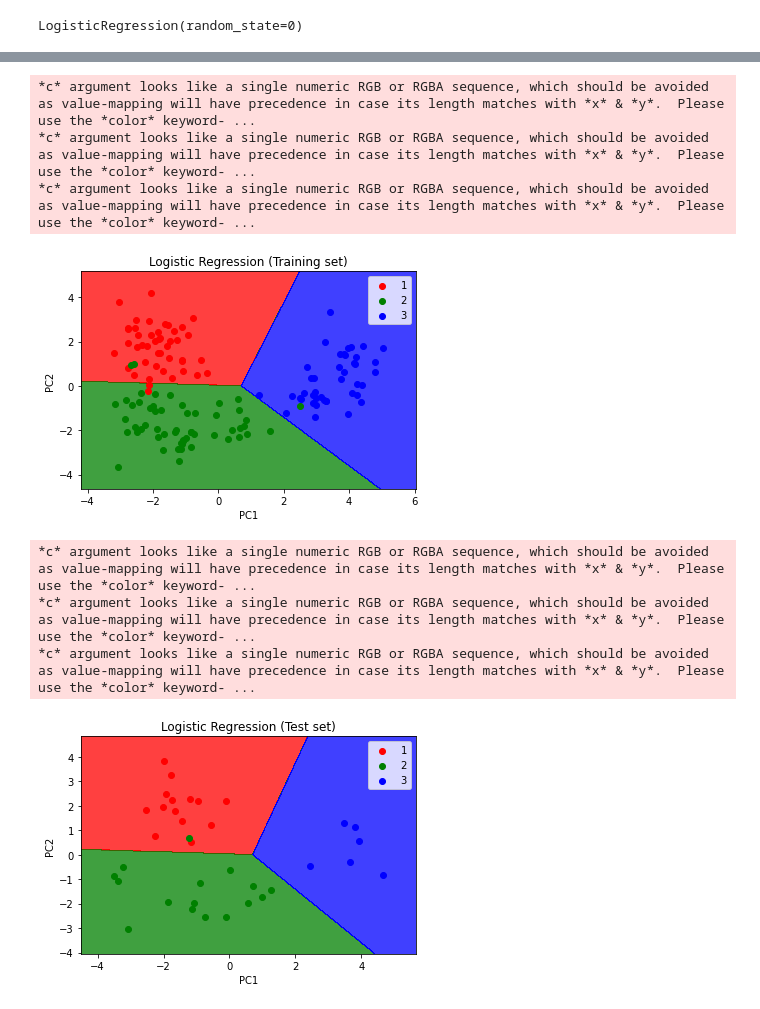
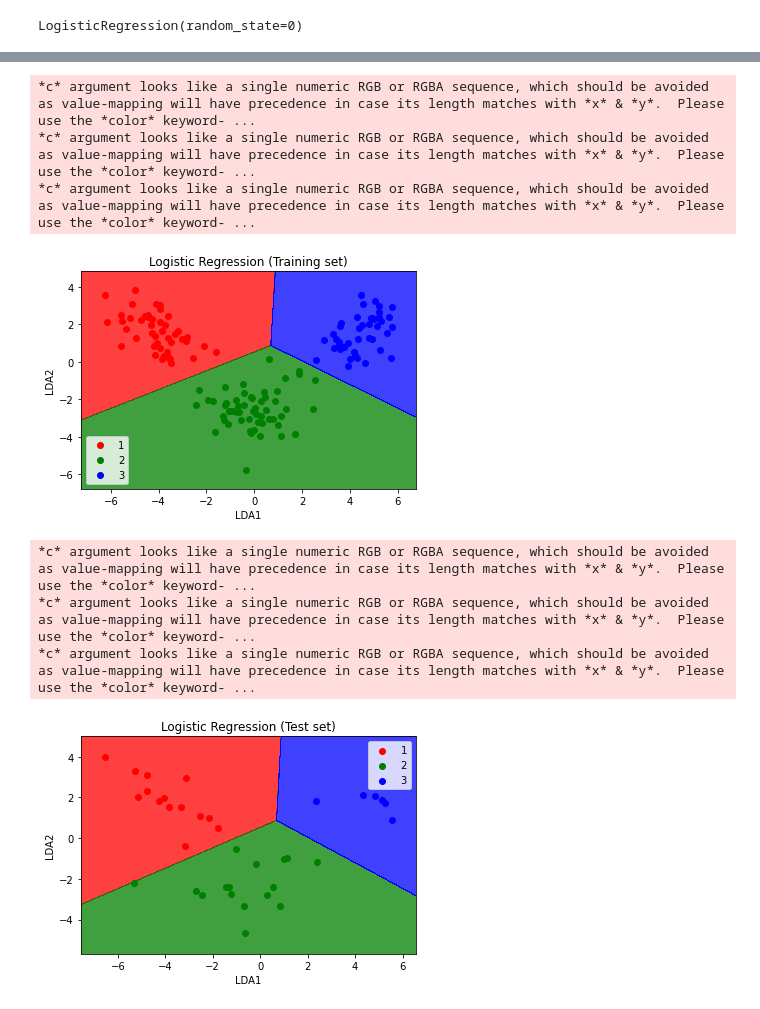
Before and after one commit to ritesh-chafer/python-for-data-science-and-machine-learning, a Jupyter notebook: Dimensionality Reduction/LDA_.ipynb, the cells around one changed output, grey strips where cells are left out. Drawn from its saved outputs; the diff is of its cells as text; code cells hidden in the pictures.

```diff
--- a/Dimensionality Reduction/LDA_.ipynb
+++ b/Dimensionality Reduction/LDA_.ipynb
@@ -84,26 +84,26 @@ print(cm)
 # %%
 # Visualising the Training set results
 from matplotlib.colors import ListedColormap
 X_set, y_set = X_train, y_train
 X1, X2 = np.meshgrid(np.arange(start = X_set[:, 0].min() - 1, stop = X_set[:, 0].max() + 1, step = 0.01),
                      np.arange(start = X_set[:, 1].min() - 1, stop = X_set[:, 1].max() + 1, step = 0.01))
 plt.contourf(X1, X2, classifier.predict(np.array([X1.ravel(), X2.ravel()]).T).reshape(X1.shape),
              alpha = 0.75, cmap = ListedColormap(('red', 'green', 'blue')))
 plt.xlim(X1.min(), X1.max())
 plt.ylim(X2.min(), X2.max())
 for i, j in enumerate(np.unique(y_set)):
     plt.scatter(X_set[y_set == j, 0], X_set[y_set == j, 1],
                 c = ListedColormap(('red', 'green', 'blue'))(i), label = j)
 plt.title('Logistic Regression (Training set)')
-plt.xlabel('PC1')
-plt.ylabel('PC2')
+plt.xlabel('LDA1')
+plt.ylabel('LDA2')
 plt.legend()
 plt.show()
 # %% [output]
 *c* argument looks like a single numeric RGB or RGBA sequence, which should be avoided as value-mapping will have precedence in case its length matches with *x* & *y*.  Please use the *color* keyword- ...
 *c* argument looks like a single numeric RGB or RGBA sequence, which should be avoided as value-mapping will have precedence in case its length matches with *x* & *y*.  Please use the *color* keyword- ...
 *c* argument looks like a single numeric RGB or RGBA sequence, which should be avoided as value-mapping will have precedence in case its length matches with *x* & *y*.  Please use the *color* keyword- ...
-[figure, old version]
+[figure, new version]
 # %%
 # Visualising the Test set results
 from matplotlib.colors import ListedColormap
@@ -118,12 +118,12 @@ for i, j in enumerate(np.unique(y_set)):
     plt.scatter(X_set[y_set == j, 0], X_set[y_set == j, 1],
                 c = ListedColormap(('red', 'green', 'blue'))(i), label = j)
 plt.title('Logistic Regression (Test set)')
-plt.xlabel('PC1')
-plt.ylabel('PC2')
+plt.xlabel('LDA1')
+plt.ylabel('LDA2')
 plt.legend()
 plt.show()
 # %% [output]
 *c* argument looks like a single numeric RGB or RGBA sequence, which should be avoided as value-mapping will have precedence in case its length matches with *x* & *y*.  Please use the *color* keyword- ...
 *c* argument looks like a single numeric RGB or RGBA sequence, which should be avoided as value-mapping will have precedence in case its length matches with *x* & *y*.  Please use the *color* keyword- ...
 *c* argument looks like a single numeric RGB or RGBA sequence, which should be avoided as value-mapping will have precedence in case its length matches with *x* & *y*.  Please use the *color* keyword- ...
-[figure, old version]
+[figure, new version]
```
Also changed, not shown: parts of 2 cells of this notebook, 2 other files.
